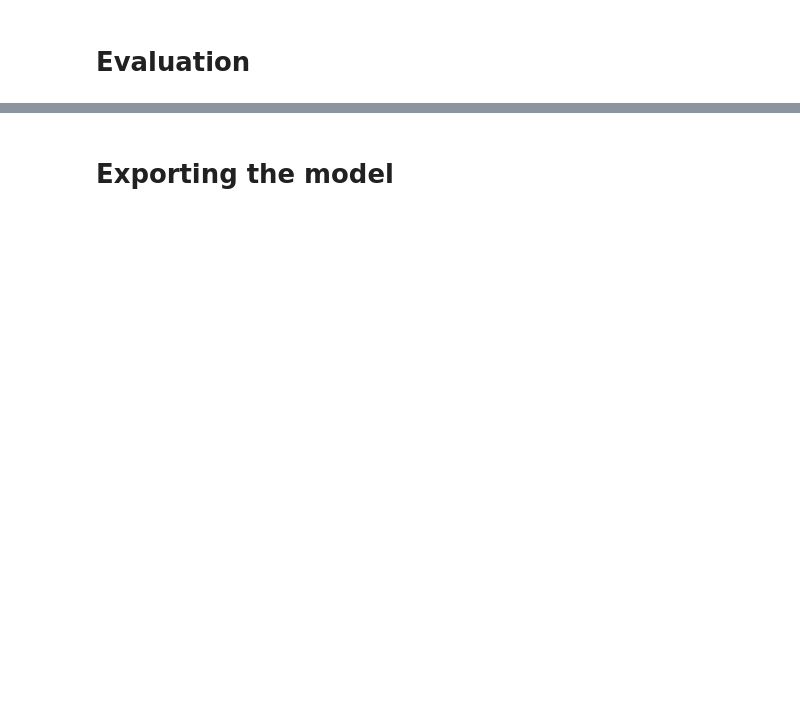
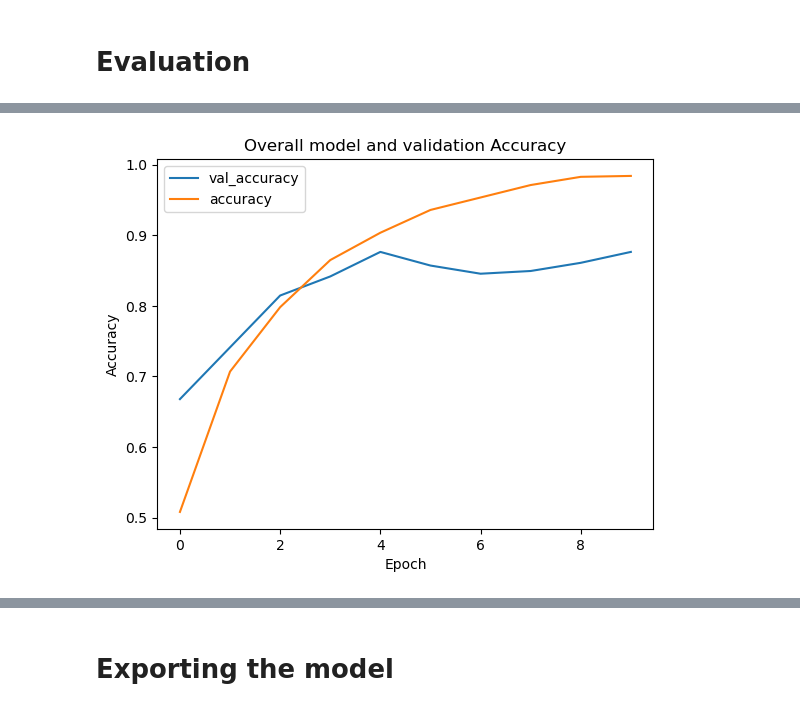
Before and after one commit to Skyrub-dev/BT_AI, a Jupyter notebook: BT_AI.ipynb, the cells around one changed output, grey strips where cells are left out. Drawn from its saved outputs; the diff is of its cells as text; code cells hidden in the pictures; blank space fills up the shorter version.

```diff
--- a/BT_AI.ipynb
+++ b/BT_AI.ipynb
@@ -163,11 +226,13 @@ plt.show()
 # %%
 plt.plot(history.history['val_accuracy'])
 plt.plot(history.history['accuracy'])
-plt.title('Model Loss and Accuracy')
-plt.ylabel('Loss/Accuracy')
+plt.title('Overall model and validation Accuracy')
+plt.ylabel('Accuracy')
 plt.xlabel('Epoch')
 plt.legend(['val_accuracy', 'accuracy'], loc='upper left')
 plt.show()
+# %% [output]
+[figure, added]
 # %%
 plt.plot(history.history['val_loss'])
 plt.plot(history.history['loss'])
```
Also changed, not shown: parts of 21 cells of this notebook.
